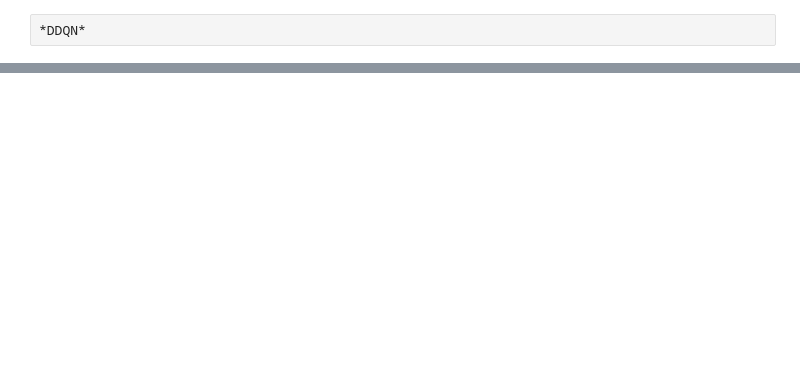
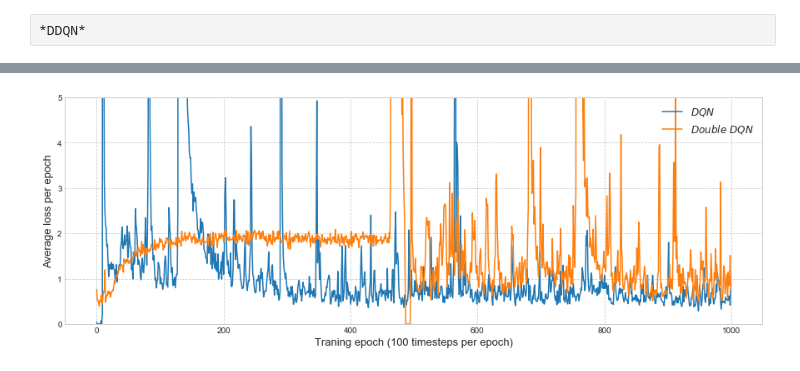
Before and after one commit to snehasri25/AI_Project_CS7IS2, a Jupyter notebook: Visualization.ipynb, the cells around one changed output, grey strips where cells are left out. Saved outputs shown, nothing was run; the diff lists cells and outputs as text; code cells hidden in the pictures; blank space fills up the shorter version.

```diff
--- a/Visualization.ipynb
+++ b/Visualization.ipynb
@@ -84,0 +100,16 @@ plt.grid(linestyle='--')
+# %%
+nrows = 100000
+# dqn = LogParser("../experiments/dqn.csv", nrows)
+double_dqn = LogParser("./objects_ddqn/loss_df.csv", nrows)
+
+plt.figure(figsize=(15, 5))
+plt.plot(dqn.avg_loss(100), label=r'$DQN$')
+plt.plot(double_dqn.avg_loss(100), label=r'$Double\,\,DQN$')
+plt.ylim(0,5)
+plt.xlabel("Traning epoch (100 timesteps per epoch)", fontsize=13)
+plt.ylabel("Average loss per epoch", fontsize=13)
+plt.legend(fontsize='large')
+plt.grid(linestyle='--')
+# plt.savefig("exp-double-dqn.png", dpi=100)
+# %% [output]
+[figure, added]
```
Also changed, not shown: parts of 7 cells of this notebook, 6 other files.
